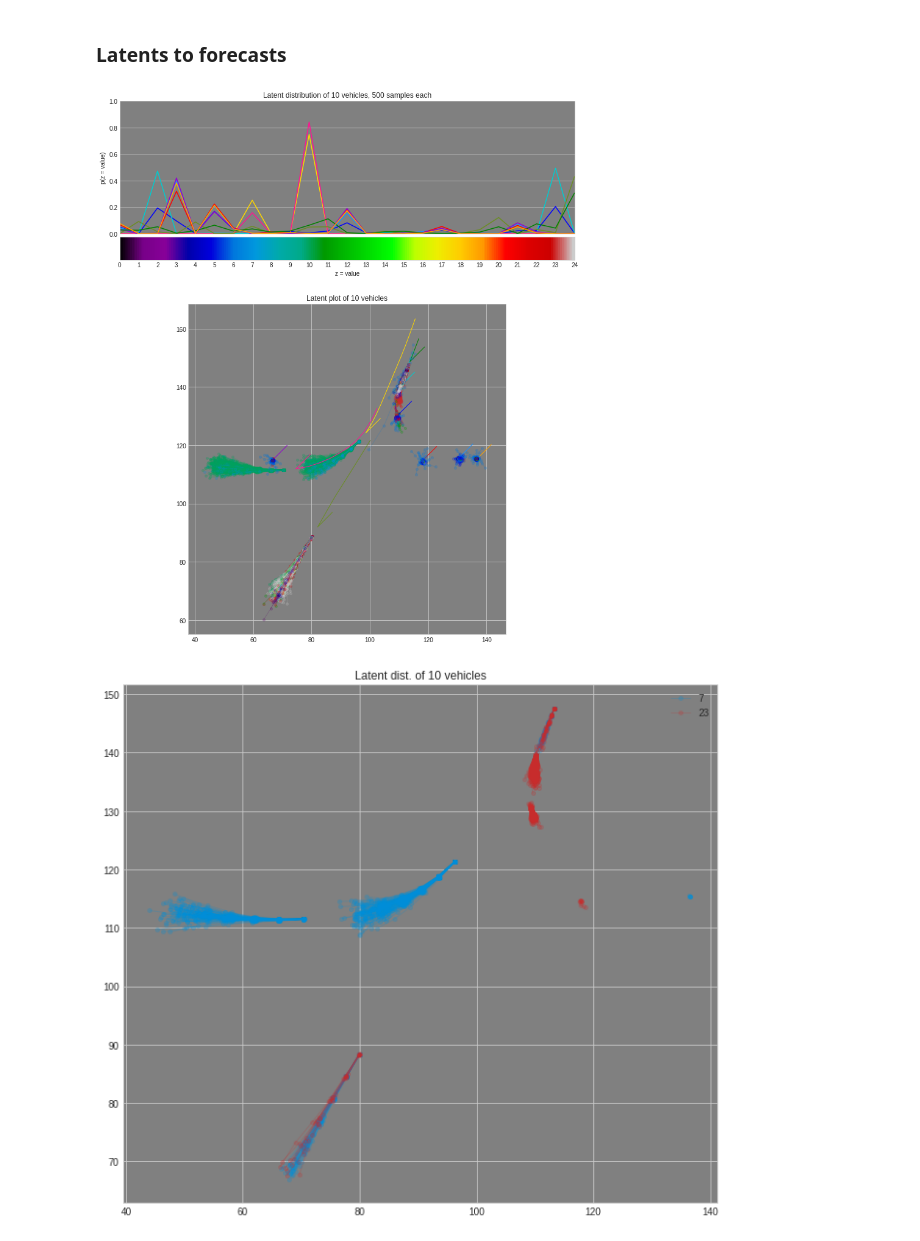
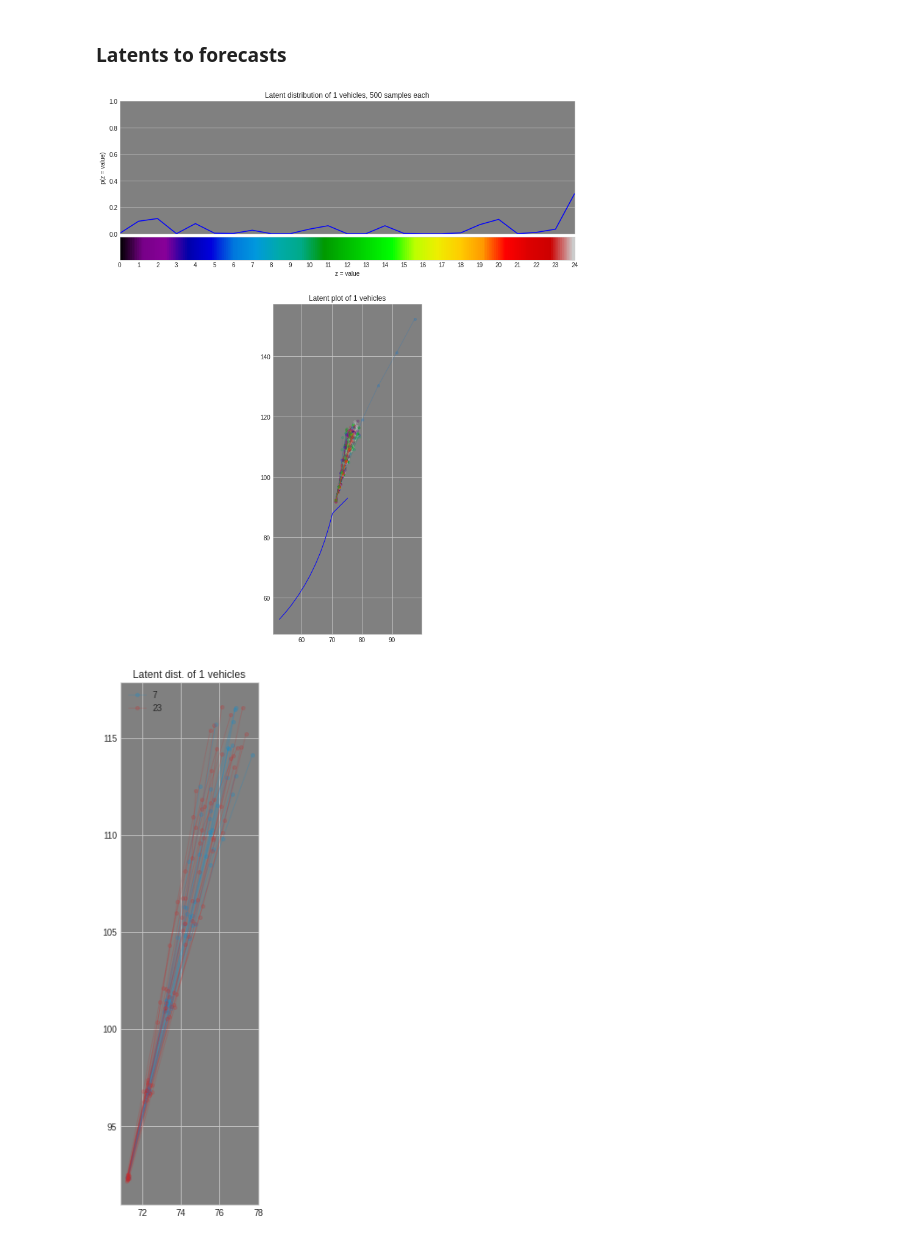
Before and after one commit to fireofearth/Trajectron-plus-plus, a Jupyter notebook: experiments/nuScenes/inspect-latents-to-forecasts2.ipynb, the cells around one changed output. Drawn from its saved outputs; the diff is of its cells as text; code cells hidden in the pictures.

```diff
--- a/experiments/nuScenes/inspect-latents-to-forecasts2.ipynb
+++ b/experiments/nuScenes/inspect-latents-to-forecasts2.ipynb
@@ -53,13 +53,13 @@ Loaded!
 # %% [markdown]
 ### Combining forecast and map
 # %%
-scene = eval_scenes[31]
+scene = eval_scenes[1]
 # scenes_to_use = ['14']
 # sel_scenes = list(filter(lambda s : s.name in scenes_to_use, eval_scenes))
 # scene = sel_scenes[0]
 ph = 6
 num_samples = 100
-t = 12
+t = 11
 timesteps = np.array([t])
 
 with torch.no_grad():
@@ -246,35 +246,35 @@ ax1.set_ylabel("p(z = value)")
 ax1.set_title(f"Latent distribution of {n_vehicles} vehicles, {z.shape[1]} samples each")
 ax1.get_xaxis().set_ticks([])
 
 scalarmappaple = cm.ScalarMappable(cmap=cm.nipy_spectral)
 scalarmappaple.set_array(range(0, 25))
 plt.colorbar(scalarmappaple, ax=ax1, orientation='horizontal',
              pad=0.01,
              ticks=range(0, 25),
              label="z = value")
 
 ax.set_facecolor("grey")
 ax.set_title(f"Latent plot of {n_vehicles} vehicles")
 ax.set_aspect('equal')
 
 for idx, node in enumerate(nodes):
     player_past = histories_dict[t][node]
     player_past = np.vstack((player_past, player_past[-1][None] + 5))
 
     ax.plot(player_past[:,0], player_past[:,1],
             color=AGENT_COLORS[idx % NCOLORS],
             linewidth=1)
 
     zn = z[idx]
     pn = predictions[idx]
     for jdx in range(zn.shape[0]):
         color = colors[zn[jdx]]
-        plt.plot(pn[jdx, :, 0], pn[jdx, :, 1],
+        ax.plot(pn[jdx, :, 0], pn[jdx, :, 1],
                 marker='o',
                  color=color,
                 linewidth=1, alpha=0.2, markersize=4)
 # %% [output]
-[figure, old version]
+[figure, new version]
 # %%
 def plot_behavior(z, predictions, nodes, behaviors):
     colors = cm.nipy_spectral(np.linspace(0, 1, 25))
@@ -304,7 +304,7 @@ def plot_behavior(z, predictions, nodes, behaviors):
 behaviors = [7,23]
 fig, ax = plot_behavior(z, predictions, nodes, behaviors)
 # %% [output]
-[figure, old version]
+[figure, new version]
 # %%
 behaviors = [1,10]
 fig, ax = plot_behavior(z, predictions, nodes, behaviors)
```
Also changed, not shown: parts of 5 cells of this notebook, 2 other files.
